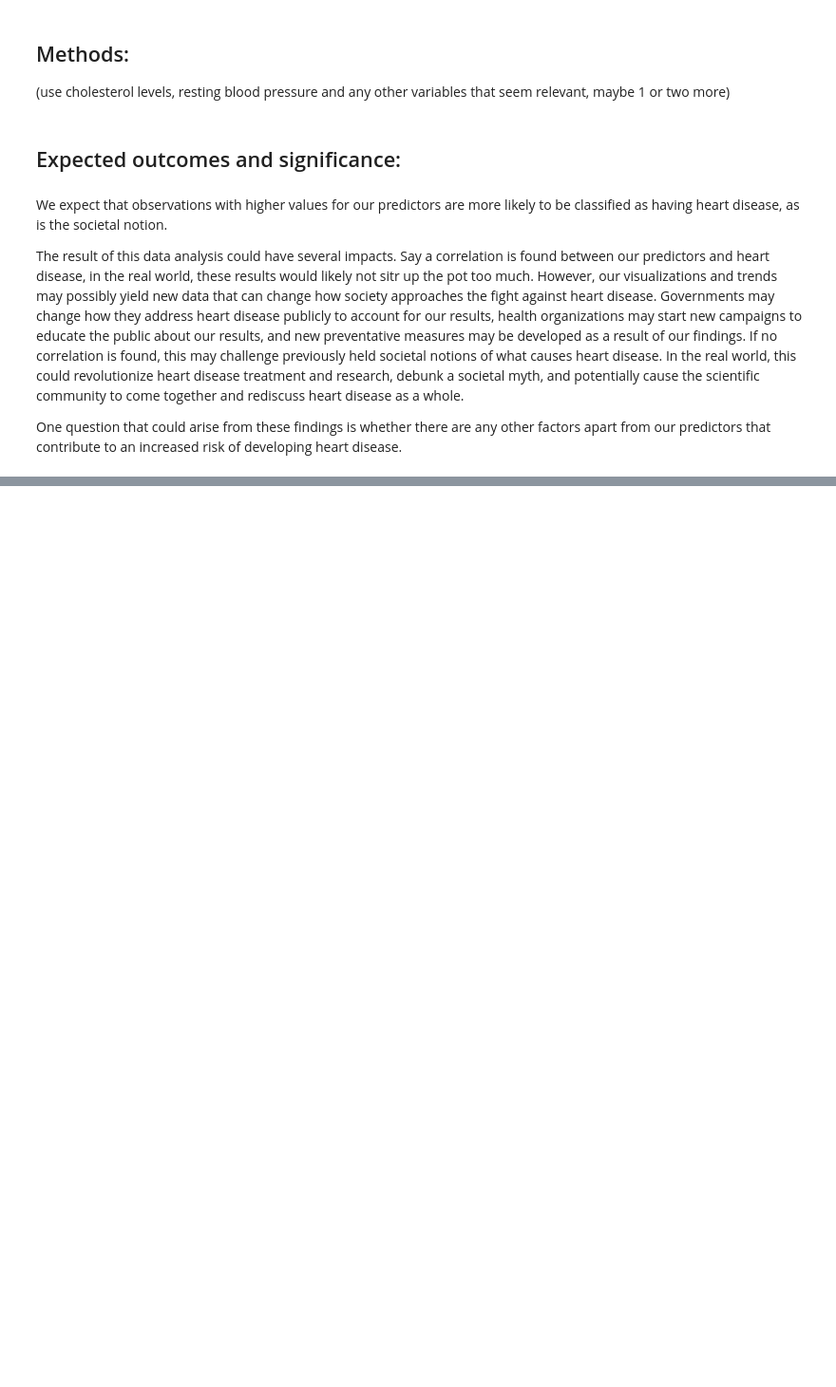
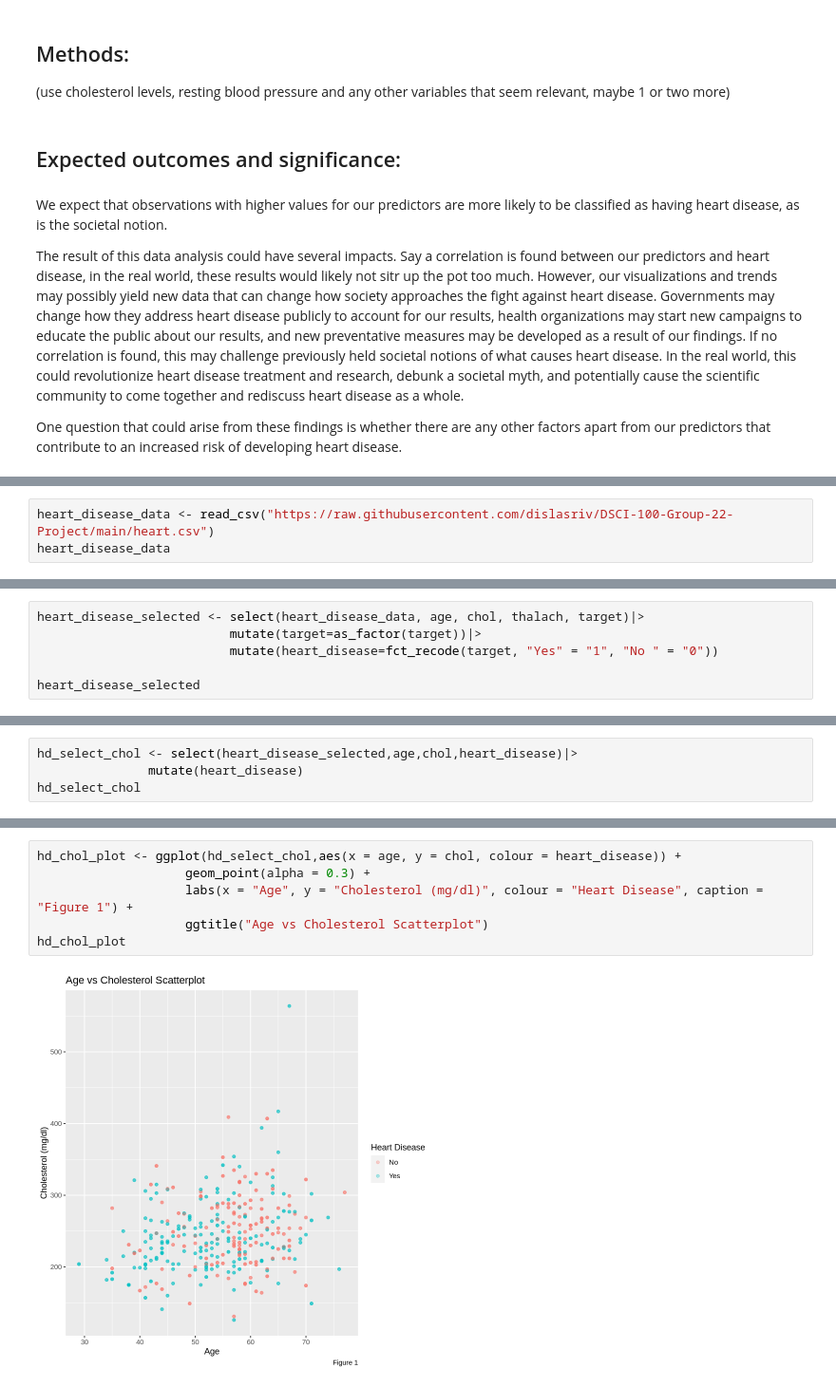
Before and after one commit to dislasriv/Heart-Disease-Data-Analysis, a Jupyter notebook: ProjectProposal.ipynb, the cells around one changed output, grey strips where cells are left out. Shown at 95% size. Saved outputs shown, nothing was run; the diff lists cells and outputs as text; blank space fills up the shorter version.

```diff
--- a/ProjectProposal.ipynb
+++ b/ProjectProposal.ipynb
@@ -80,0 +177,3 @@ One question that could arise from these findings is whether there are any other
+# %%
+heart_disease_data <- read_csv("https://raw.githubusercontent.com/dislasriv/DSCI-100-Group-22-Project/main/heart.csv")
+heart_disease_data
@@ -80,0 +200,6 @@ One question that could arise from these findings is whether there are any other
+# %%
+heart_disease_selected <- select(heart_disease_data, age, chol, thalach, target)|>
+                          mutate(target=as_factor(target))|>
+                          mutate(heart_disease=fct_recode(target, "Yes" = "1", "No " = "0"))
+
+heart_disease_selected
@@ -80,0 +254,4 @@ One question that could arise from these findings is whether there are any other
+# %%
+hd_select_chol <- select(heart_disease_selected,age,chol,heart_disease)|>
+               mutate(heart_disease)
+hd_select_chol
@@ -80,0 +269,8 @@ One question that could arise from these findings is whether there are any other
+# %%
+hd_chol_plot <- ggplot(hd_select_chol,aes(x = age, y = chol, colour = heart_disease)) +
+                    geom_point(alpha = 0.3) +
+                    labs(x = "Age", y = "Cholesterol (mg/dl)", colour = "Heart Disease", caption = "Figure 1") +
+                    ggtitle("Age vs Cholesterol Scatterplot")
+hd_chol_plot
+# %% [output]
+[figure, added]
```
Also changed, not shown: parts of 24 cells of this notebook.
